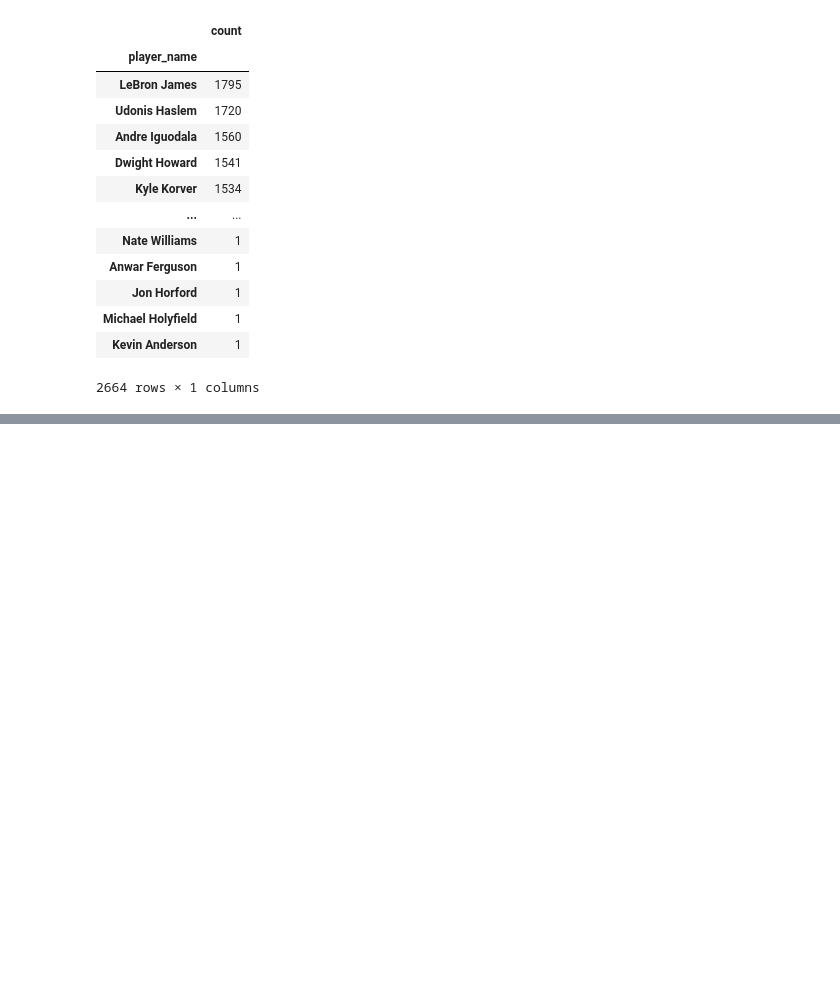
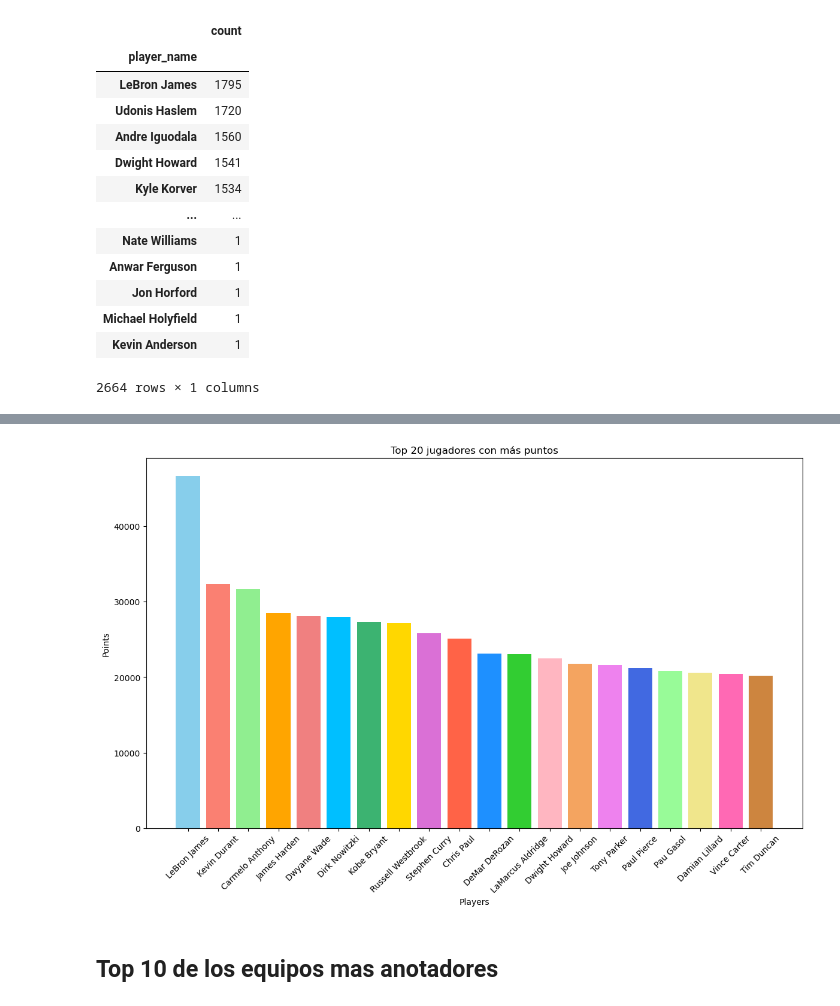
Before and after one commit to ancarye/proyecto_bedu_mod_2, a Jupyter notebook: proyecto_modulo_2.ipynb, the cells around one changed output, grey strips where cells are left out. Cells and saved outputs as stored; diff of their text form; code cells hidden in the pictures; blank space fills up the shorter version.

```diff
--- a/proyecto_modulo_2.ipynb
+++ b/proyecto_modulo_2.ipynb
@@ -313,0 +262,32 @@ fig.show()
+# %%
+
+# Obtener los nombres de los jugadores y sus respectivos puntajes
+players = top_20_players['player_name']
+points = top_20_players['pts']
+
+# Definir una lista de colores para cada barra
+colors = ['skyblue', 'salmon', 'lightgreen', 'orange', 'lightcoral',
+          'deepskyblue', 'mediumseagreen', 'gold', 'orchid', 'tomato',
+          'dodgerblue', 'limegreen', 'lightpink', 'sandybrown', 'violet',
+          'royalblue', 'palegreen', 'khaki', 'hotpink', 'peru']
+
+# Crear el gráfico de barras
+plt.figure(figsize=(12, 8))
+plt.bar(players, points, color=colors)
+
+
+# Añadir título y etiquetas
+plt.title('Top 20 jugadores con más puntos')
+plt.xlabel('Players')
+plt.ylabel('Points')
+
+# Rotar los nombres de los jugadores para mejor visualización
+plt.xticks(rotation=45)
+
+# Mostrar el gráfico de barras
+plt.tight_layout()
+plt.show()
+# %% [output]
+[figure, added]
+# %% [markdown]
+## Top 10 de los equipos mas anotadores
```
Also changed, not shown: parts of 13 cells of this notebook.
